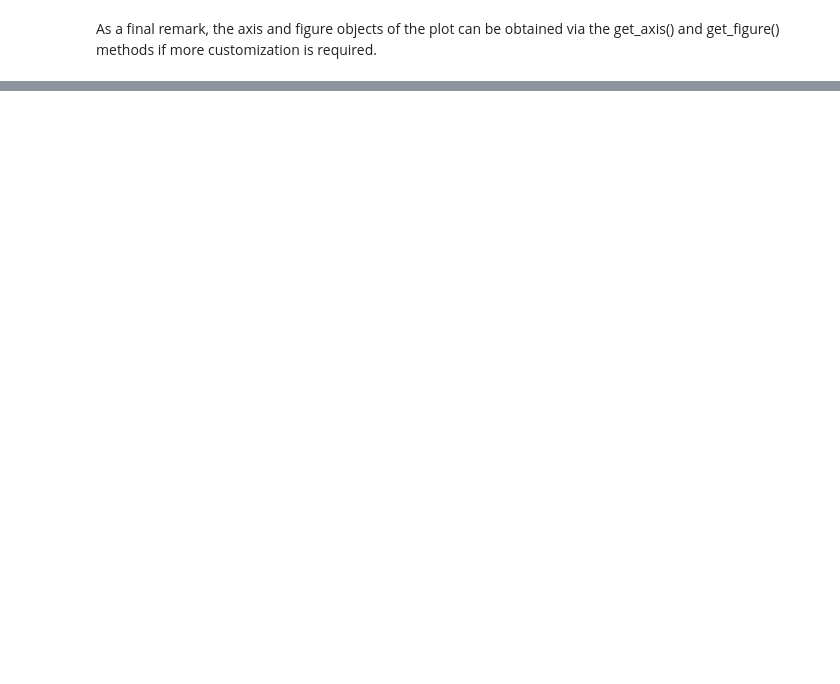
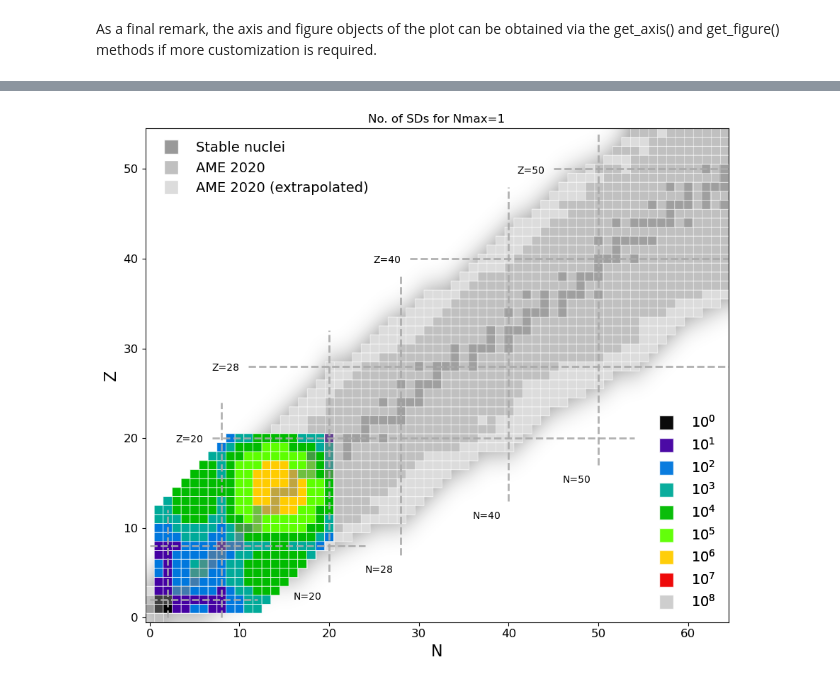
Before and after one commit to pgysbers/NuChart, a Jupyter notebook: examples/NuChartExample.ipynb, the cells around one changed output, grey strips where cells are left out. Saved outputs shown, nothing was run; the diff lists cells and outputs as text; code cells hidden in the pictures; blank space fills up the shorter version.

Commit message:
add data and function to plot the NCSM matrix dimension at each Nmax

```diff
--- a/examples/NuChartExample.ipynb
+++ b/examples/NuChartExample.ipynb
@@ -114,0 +121,7 @@ As a final remark, the axis and figure objects of the plot can be obtained via t
+# %%
+nc = NuChart(65,55, figsize=(14,8))
+nc.add_magic_numbers()
+nc.plot_ncsm(Nmax=1)
+nc.savefig('NCSMdim_Nmax1.pdf')
+# %% [output]
+[figure, added]
```
Also changed, not shown: parts of 7 cells of this notebook, 2 other files.
